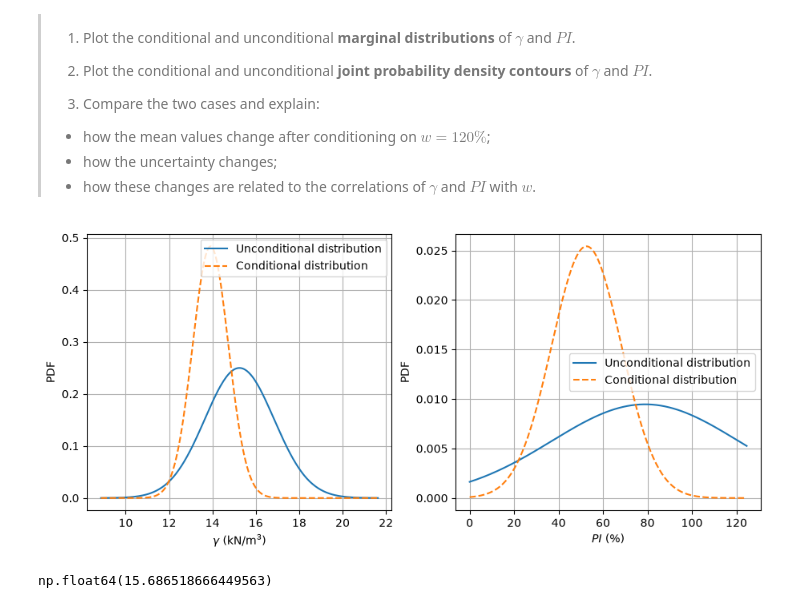
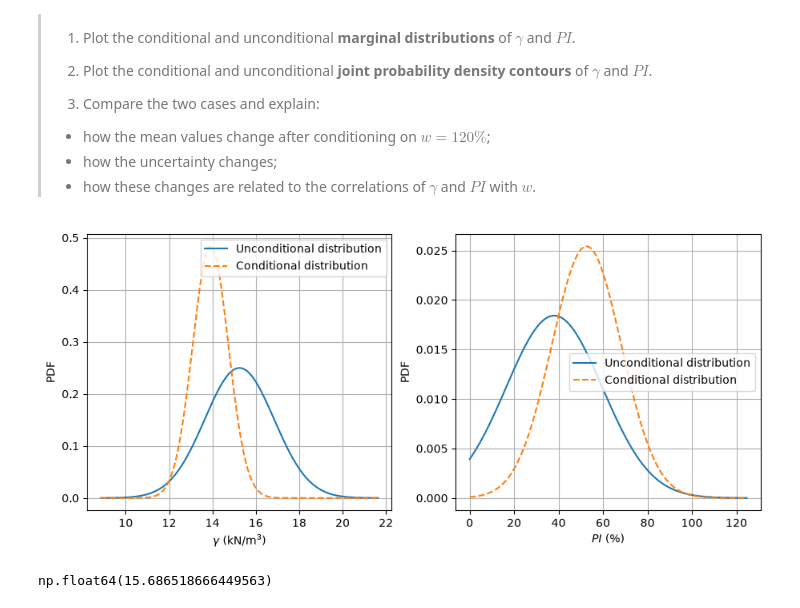
Before and after one commit to candicehabay11/GA1.5, a Jupyter notebook: Gaussian_Soil.ipynb, the cells around one changed output. Drawn from its saved outputs; the diff is of its cells as text; code cells hidden in the pictures.

Commit message:
Graph updated

```diff
--- a/Gaussian_Soil.ipynb
+++ b/Gaussian_Soil.ipynb
@@ -480,9 +480,8 @@ values_gamma = np.linspace(
 #uncond_fs_pdf = norm.pdf(fs_plot, loc=mu[1], scale=np.sqrt(sigma[1,1]))
 #cond_fs_pdf = norm.pdf(fs_plot, loc=cond_mu_fs, scale=np.sqrt(cond_var_fs))
 
-uncond_γ_pdf = norm.pdf(values_gamma, loc = mu[0], scale = s1)
-
-cond_γ_pdf = norm.pdf(values_gamma, loc = cond_mu_vector[0], scale = cond_std[0])
+uncond_γ_pdf = norm.pdf(values_gamma, loc=mu[0], scale=np.sqrt(sigma[0,0]))
+cond_γ_pdf   = norm.pdf(values_gamma, loc=cond_mu_vector[0], scale=np.sqrt(cond_sigma_matrix[0,0]))
 
 
 values_PI = np.linspace(
@@ -491,9 +490,8 @@ values_PI = np.linspace(
     200
 )
 
-uncond_PI_pdf = norm.pdf(values_PI, loc = mu[1], scale = s2)
-
-cond_PI_pdf = norm.pdf(values_PI, loc = cond_mu_vector[1], scale = cond_std[1])
+uncond_PI_pdf = norm.pdf(values_PI, loc=mu[2], scale=np.sqrt(sigma[2,2]))
+cond_PI_pdf   = norm.pdf(values_PI, loc=cond_mu_vector[1], scale=np.sqrt(cond_sigma_matrix[1,1]))
 
 
 # Plot marginal distributions
@@ -513,34 +511,34 @@ ax[0].plot(
     label='Conditional distribution'
 )
 
 ax[0].grid()
 ax[0].set_xlabel(r'$\gamma$ (kN/m$^3$)')
 ax[0].set_ylabel('PDF')
 ax[0].legend()
 
 
 # PI
 ax[1].plot(
     values_PI,
     uncond_PI_pdf,
     label='Unconditional distribution'
 )
 
 ax[1].plot(
     values_PI,
     cond_PI_pdf,
     '--',
     label='Conditional distribution'
 )
 
 ax[1].grid()
 ax[1].set_xlabel(r'$PI$ (%)')
 ax[1].set_ylabel('PDF')
 ax[1].legend()
 
 plt.show()
 # %% [output]
-[figure, old version]
+[figure, new version]
 # %%
 np.sqrt(cond_sigma_matrix[1,1])
 # %% [output]
```
